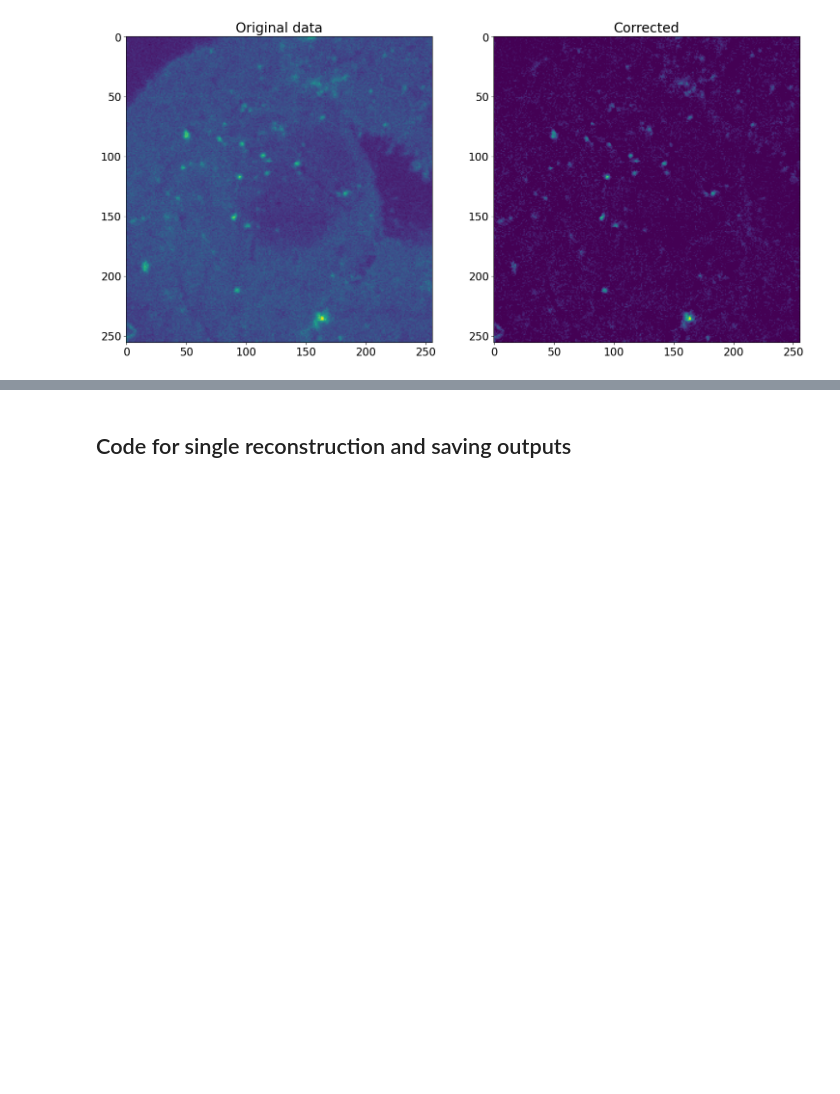
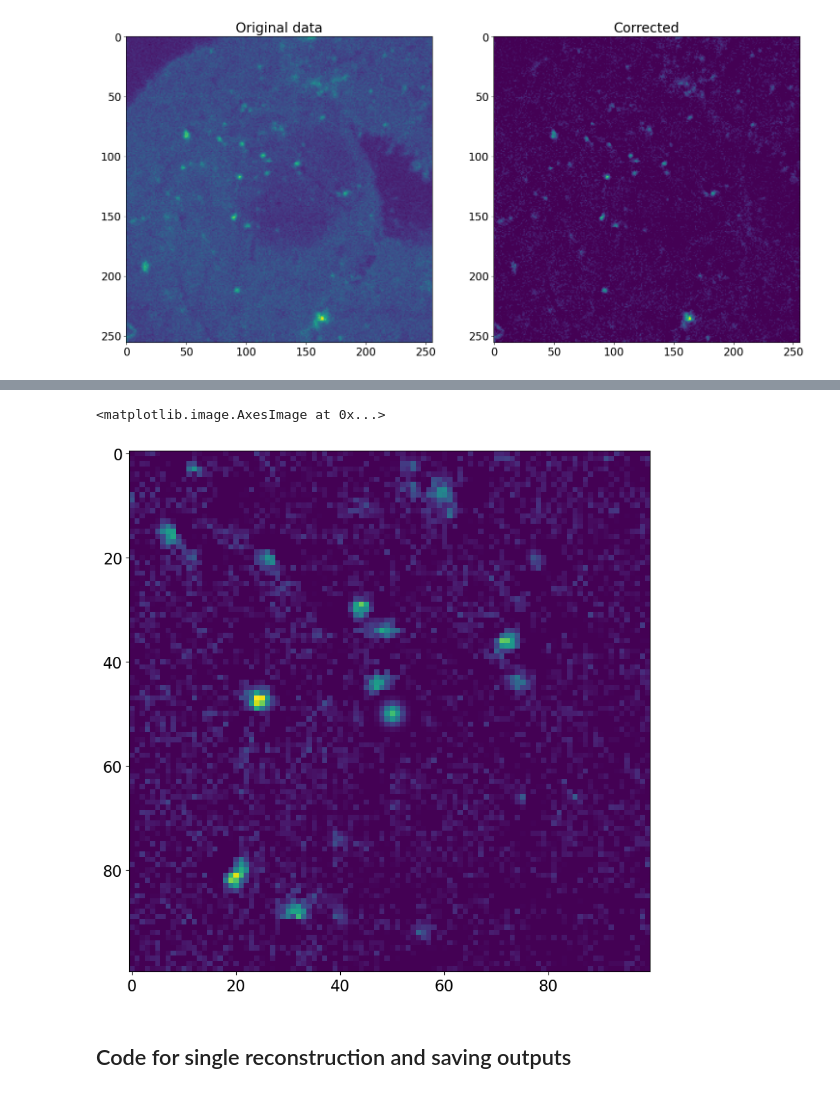
Before and after one commit to robtovey/2022dynamicIPmicroscopy, a Jupyter notebook: code/Endosomes.ipynb, the cells around one changed output, grey strips where cells are left out. Saved outputs shown, nothing was run; the diff lists cells and outputs as text; code cells hidden in the pictures; blank space fills up the shorter version.

```diff
--- a/code/Endosomes.ipynb
+++ b/code/Endosomes.ipynb
@@ -71,16 +80,21 @@ For consistency with the paper we will say $(w_0,w_1,w_2) = (\alpha,\beta,\gamma
 # %%
 weight = [1e-5, 1e-4, 1e-7]  # default mass, velocity, and mass change penalties
 max_velocity = 25  # maximum number of pixels to move in one frame
 max_velocity *= dx/dt  # rescale to correct units
 FWHM = 3; radius = FWHM / (4 * np.log(2))**.5  # radius of Gaussian in pixel units
 radius *= dx  # rescale to correct units
 ## check radius on data, this plots one artificial psf in the middle of the data for comparison
-# from sparseDynamicRecon import DynamicMeasureSpace, CurveSpace
-# mySlice = slice(70, 70+100), slice(70, 70+100)
-# Fidelity = GaussianGrid((dx, dx), radius, 0, data=data[:2,mySlice[0],mySlice[1]])
-# tmp = DynamicMeasureSpace(CurveSpace(dim=2, T=T[:2], balanced=True),1).zero()+50*dx
-# tmp = Fidelity.fwrd(tmp)[0]
-# plt.imshow(data[0,mySlice[0],mySlice[1]]*(tmp<.0001)+.5*data.max()/tmp.max()*tmp,vmin=0)
+## if you have trouble spotting it, then it's the correct radius...
+from sparseDynamicRecon import DynamicMeasureSpace, CurveSpace
+mySlice = slice(70, 70+100), slice(70, 70+100)
+Fidelity = GaussianGrid((dx, dx), radius, 0, data=data[:2,mySlice[0],mySlice[1]])
+tmp = DynamicMeasureSpace(CurveSpace(dim=2, T=T[:2], balanced=True),1).zero()+50*dx
+tmp = Fidelity.fwrd(tmp)[0]
+plt.imshow(data[0,mySlice[0],mySlice[1]]*(tmp<.0001)+.5*data.max()/tmp.max()*tmp,vmin=0)
+plt.title('Frame of data with proposed PSF inserted in middle')
+# %% [output]
+<matplotlib.image.AxesImage at 0x...>
+[figure, added]
 # %% [markdown]
 ## Code for single reconstruction and saving outputs
 # %%
```
Also changed, not shown: parts of 11 cells of this notebook, 3 other files.
